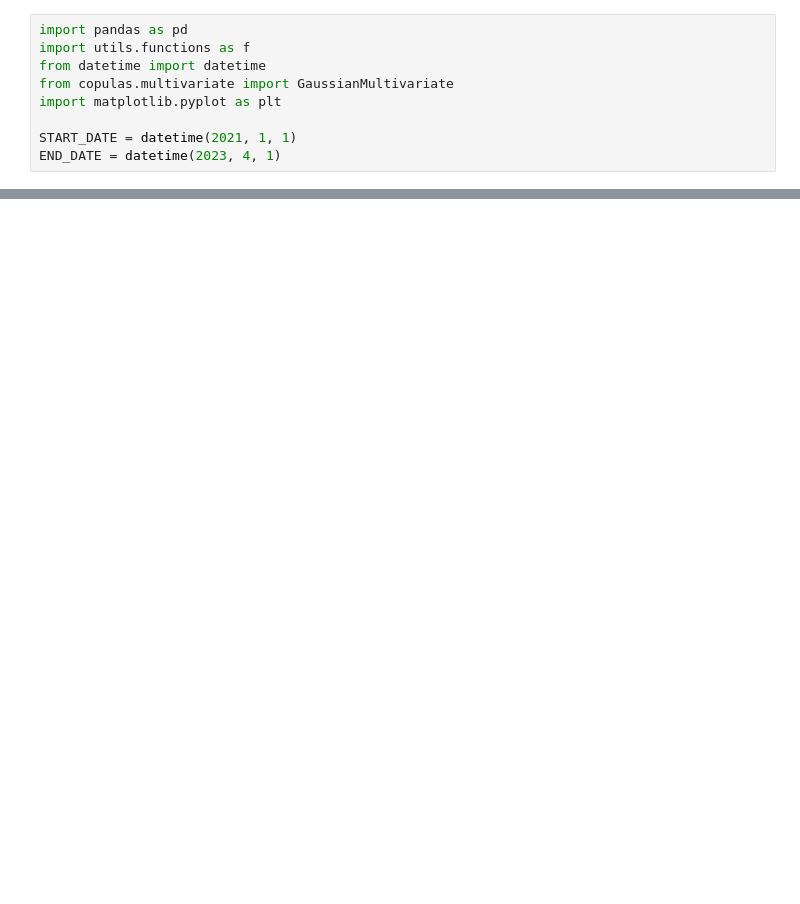
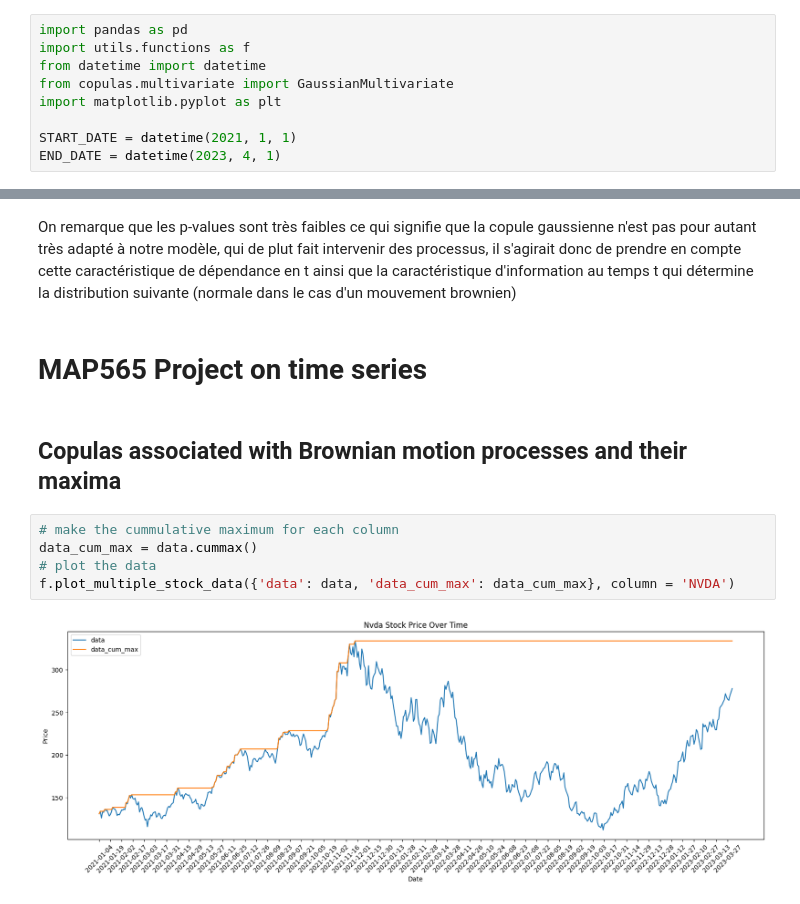
Before and after one commit to mathias-grau/MAP565, a Jupyter notebook: copules.ipynb, the cells around one changed output, grey strips where cells are left out. Saved outputs shown, nothing was run; the diff lists cells and outputs as text; blank space fills up the shorter version.

```diff
--- a/copules.ipynb
+++ b/copules.ipynb
@@ -66,0 +85,13 @@ plt.show()
+# %% [markdown]
+On remarque que les p-values sont très faibles ce qui signifie que la copule gaussienne n'est pas pour autant très adapté à notre modèle, qui de plut fait intervenir des processus, il s'agirait donc de prendre en compte cette caractéristique de dépendance en t ainsi que la caractéristique d'information au temps t qui détermine la distribution suivante (normale dans le cas d'un mouvement brownien)
+# %% [markdown]
+# MAP565 Project on time series
+# %% [markdown]
+## Copulas associated with Brownian motion processes and their maxima
+# %%
+# make the cummulative maximum for each column
+data_cum_max = data.cummax()
+# plot the data
+f.plot_multiple_stock_data({'data': data, 'data_cum_max': data_cum_max}, column = 'NVDA')
+# %% [output]
+[figure, added]
```
Also changed, not shown: parts of 14 cells of this notebook, 3 other files.
